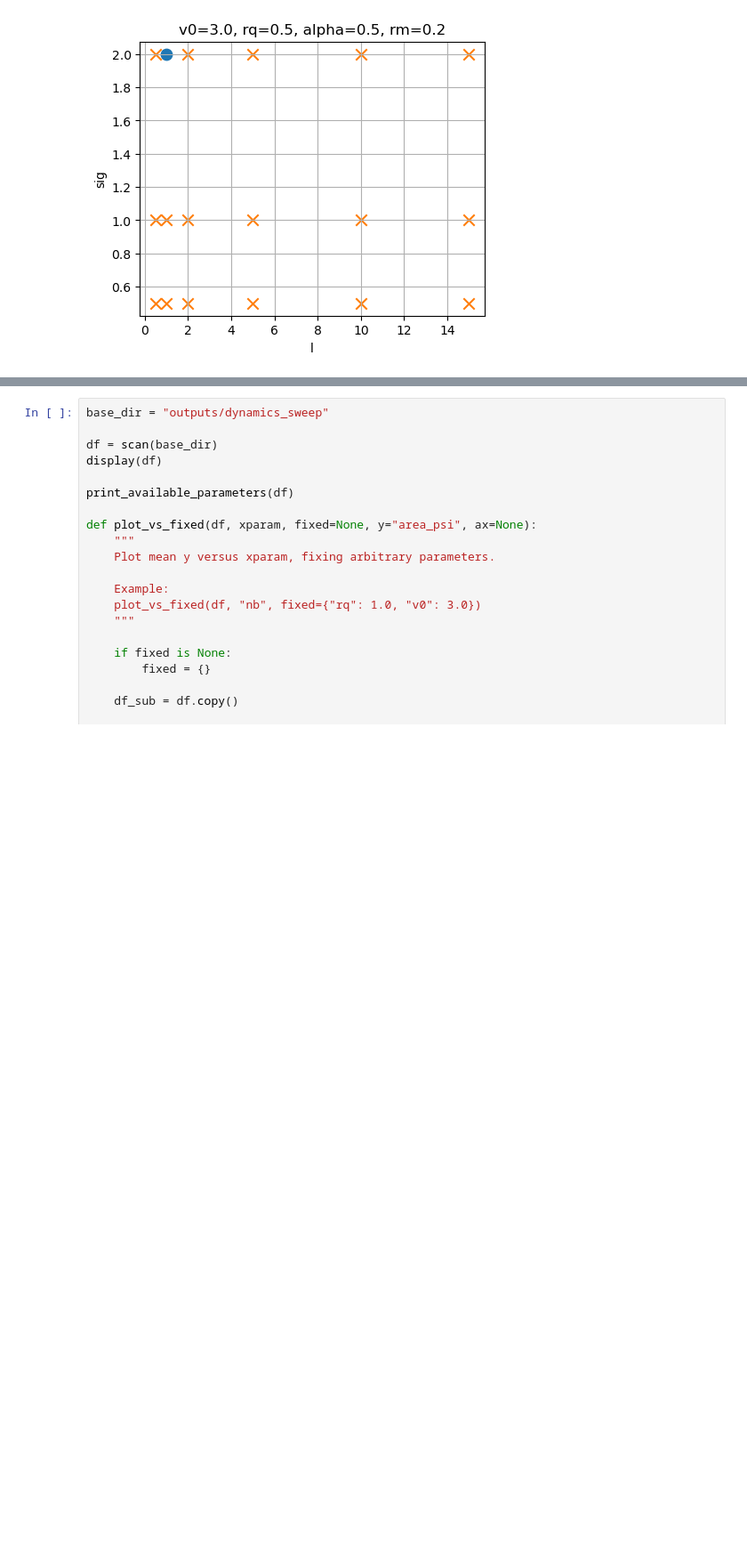
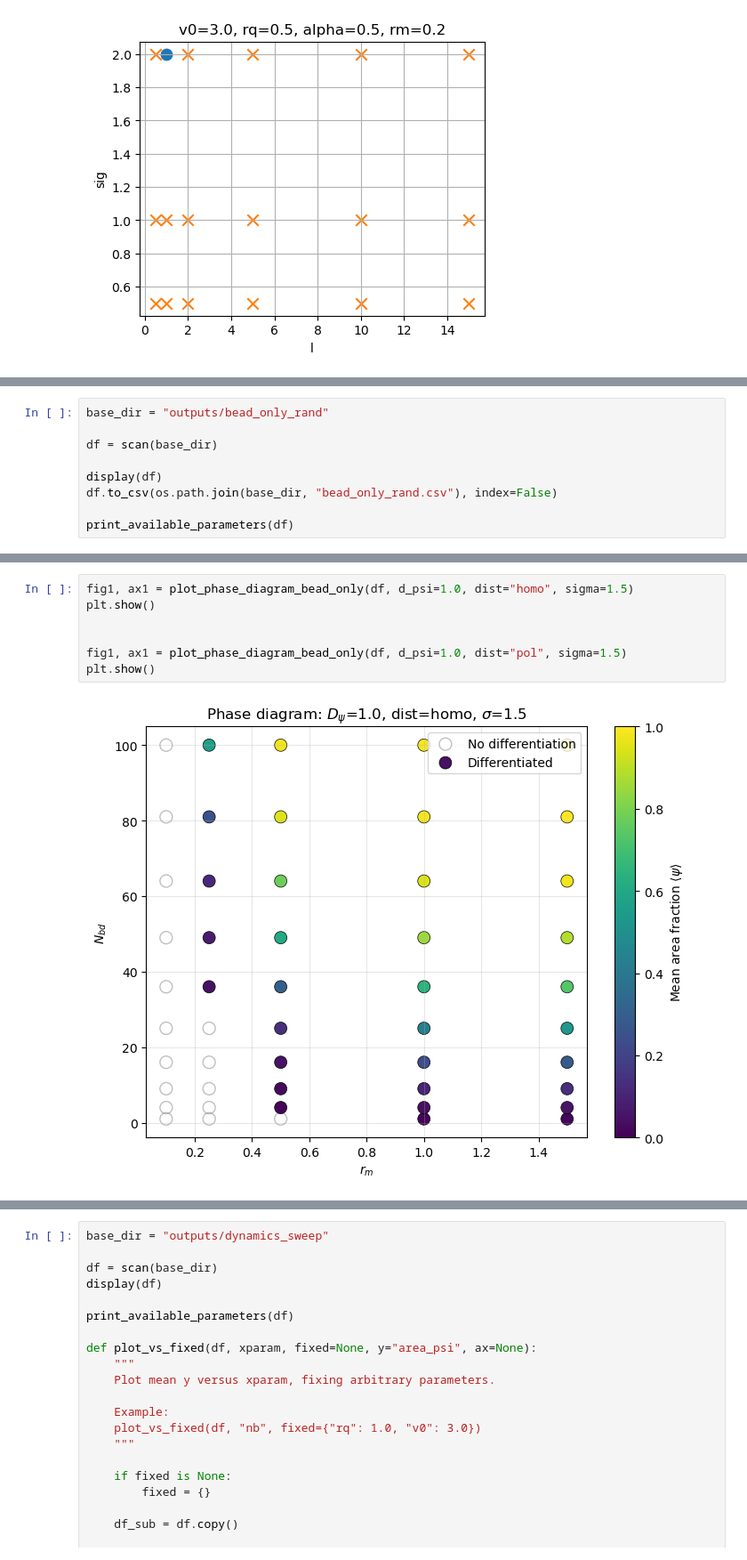
Before and after one commit to pvblop/Memory-Phase-Field-Models, a Jupyter notebook: equation_solver_bd_dist/analysis_sweep.ipynb, the cells around one changed output, grey strips where cells are left out. Shown at 89% size. Saved outputs shown, nothing was run; the diff lists cells and outputs as text; blank space fills up the shorter version.

```diff
--- a/equation_solver_bd_dist/analysis_sweep.ipynb
+++ b/equation_solver_bd_dist/analysis_sweep.ipynb
@@ -474,0 +504,9 @@ plt.show()
+# %%
+base_dir = "outputs/bead_only_rand"
+
+df = scan(base_dir)
+
+display(df)
+df.to_csv(os.path.join(base_dir, "bead_only_rand.csv"), index=False)
+
+print_available_parameters(df)
@@ -474,0 +544,9 @@ plt.show()
+# %%
+fig1, ax1 = plot_phase_diagram_bead_only(df, d_psi=1.0, dist="homo", sigma=1.5)
+plt.show()
+
+
+fig1, ax1 = plot_phase_diagram_bead_only(df, d_psi=1.0, dist="pol", sigma=1.5)
+plt.show()
+# %% [output]
+[figure, added]
```
Also changed, not shown: parts of 6 cells of this notebook, 2 other files.
